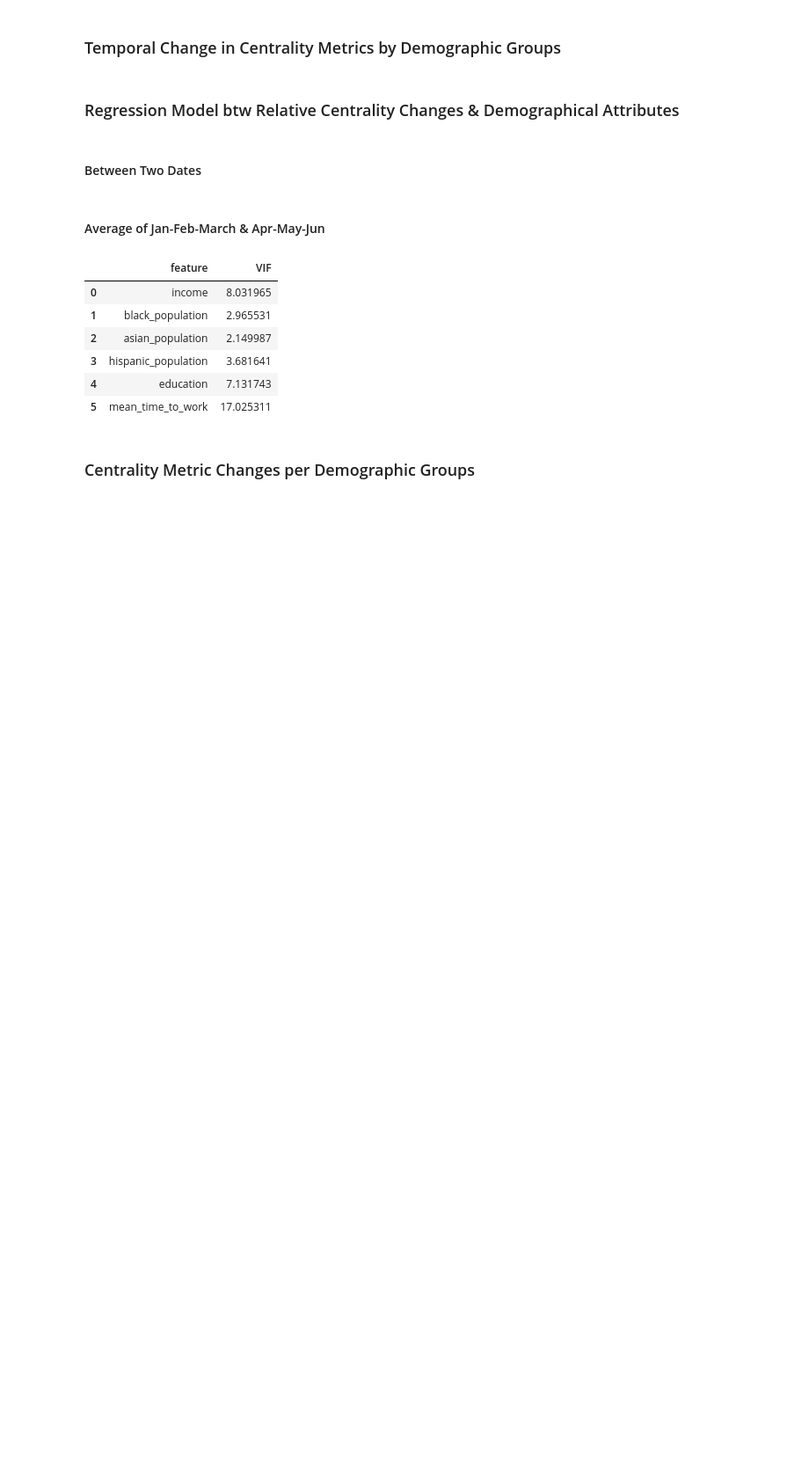
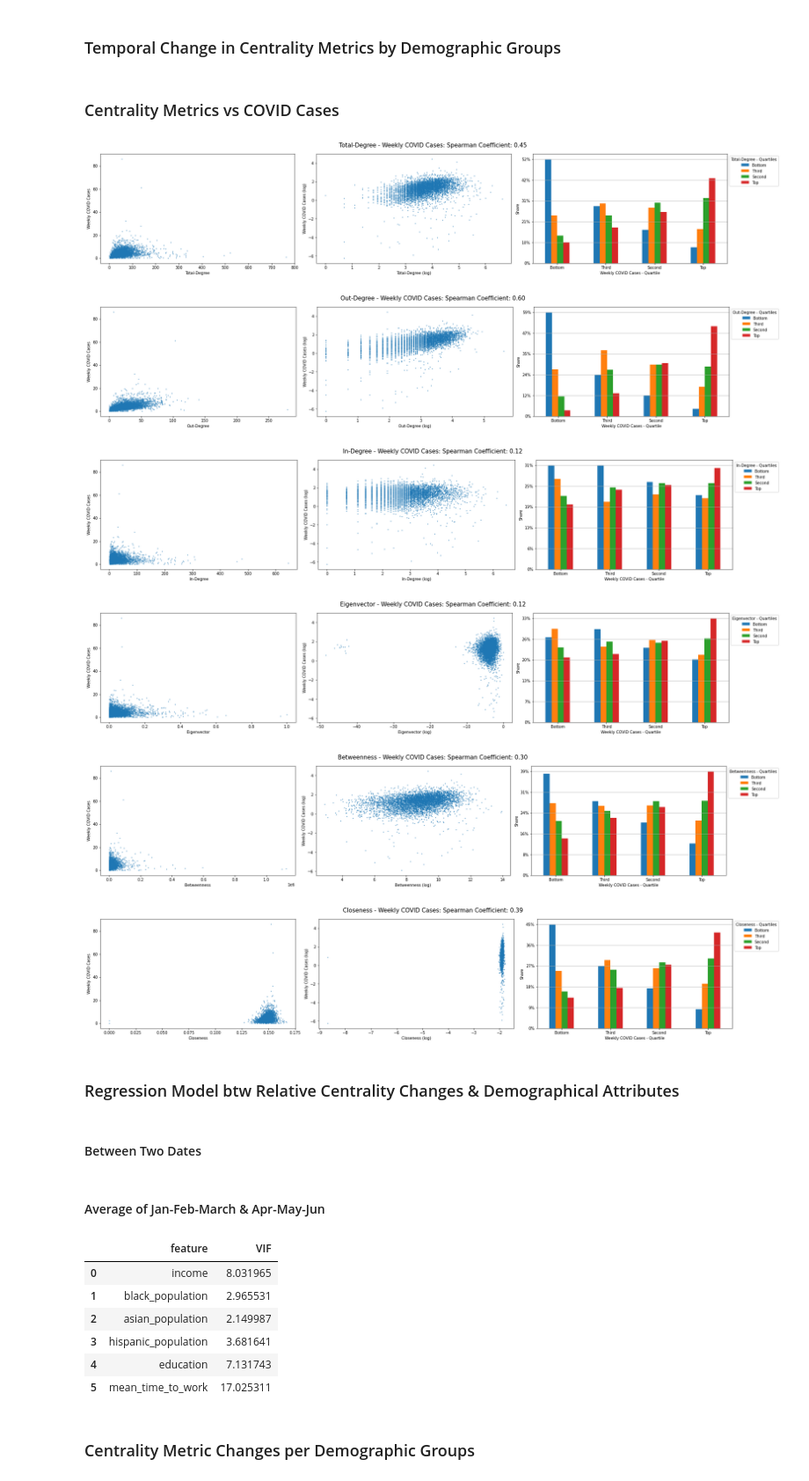
Before and after one commit to hasanalpboz/safegraph-covid19-mobility, a Jupyter notebook: scripts/notebooks/network-centrality-evolution.ipynb, the cells around one changed output. Shown at 88% size. Cells and saved outputs as stored; diff of their text form; code cells hidden in the pictures; blank space fills up the shorter version.

```diff
--- a/scripts/notebooks/network-centrality-evolution.ipynb
+++ b/scripts/notebooks/network-centrality-evolution.ipynb
@@ -224,6 +289,86 @@ def get_metric_change_df(t1, t2, attribute_df):
         dfs.append((cent_metric_name, d))
 
     return dfs
+# %% [markdown]
+### Centrality Metrics vs COVID Cases
+# %%
+tmetric = datetime(2020, 3, 30)
+tcase = tmetric + timedelta(days=14)
+
+tnet = nets[nets[:, 0] == tmetric][0,1]
+tcbgs = cases_df[cases_df.Date == tcase.strftime('%Y-%m-%d')]
+
+quart = ['Bottom', 'Third', 'Second', 'Top']
+tcbgs['cases-quartile'] = pd.qcut(tcbgs['Norm_Cases'], q=4, labels=quart)
+
+cent_metrics = [
+    ('Closeness', ig.Graph.closeness, {'cutoff': -1, 'normalized': True}),
+    ('Betweenness', ig.Graph.betweenness, {'cutoff': -1, 'directed': True}),
+    ('Eigenvector', ig.Graph.eigenvector_centrality, {'directed': True, 'scale': True}),
+    ('In-Degree', 'in', None),
+    ('Out-Degree', 'out', None),
+    ('Total-Degree', 'all', None)
+]
+
+for cent_metric_name, metric, params in cent_metrics[::-1]:
+    if not isinstance(metric, str) and params:
+        values = np.array(metric(tnet, **params))
+    elif isinstance(metric, str) and not params:
+        values = tnet.degree(mode=metric)
+    else:
+        nodes = tnet.vs['name']
+        values = []
+        for node in nodes:
+            v = 0
+            if 'In' in cent_metric_name:
+                v += sum([i['visits'] for i in tnet.es.select(lambda edge: edge.target_vertex['name'] == node)])
+            else:
+                v += sum([i['visits'] for i in tnet.es.select(lambda edge: edge.source_vertex['name'] == node)])
+            values.append(v)
+    data = {
+        'value': values,
+        'cbg': tnet.vs['name']
+    }
+    net_df = pd.DataFrame(data)
+    net_df['cbg'] = net_df['cbg'].astype(np.int64)
+    net_df['value-quartile'] = pd.qcut(net_df['value'], q=4, labels=quart)
+
+    merged_df = pd.merge(tcbgs, net_df, on='cbg', how='inner')
+
+    fig, axes = plt.subplots(1, 3, figsize=(25, 5))
+
+    axes[0].scatter(merged_df['value'], merged_df['Norm_Cases'], s=1)
+    axes[0].set_ylabel('Weekly COVID Cases')
+    axes[0].set_xlabel(f'{cent_metric_name}')
+
+    axes[1].scatter(np.log(merged_df['value']), np.log(merged_df['Norm_Cases']), s=1)
+    axes[1].set_ylabel('Weekly COVID Cases (log)')
+    axes[1].set_xlabel(f'{cent_metric_name} (log)')
+    coeff = merged_df[['Norm_Cases', 'value']].corr(method='spearman').values[1,0]
+
+    tb = pd.crosstab(merged_df['cases-quartile'], merged_df['value-quartile'], normalize='index')
+    tb.plot.bar(ax=axes[2], rot=0)
+    axes[2].grid(axis='y')
+    axes[2].legend(title=f'{cent_metric_name} - Quartiles', bbox_to_anchor=(1,1))
+    axes[2].set_xlabel('Weekly COVID Cases - Quartile')
+    axes[2].set_ylabel('Share')
+
+    yr = np.linspace(0, tb.values.max(), 6)
+    lbl = [f'{y*100:.0f}%' for y in yr]
+    axes[2].set_yticks(yr)
+    axes[2].set_yticklabels(lbl);
+
+    fig.suptitle(f'{cent_metric_name} - Weekly COVID Cases: Spearman Coefficient: {coeff:.2f}', fontsize=15)
+    plt.tight_layout()
+
+    fig.savefig(join(FIG_SAVE_DIR, f'{cent_metric_name}-weekly-covid-cases-corr.png'), bbox_inches='tight');
+# %% [output]
+[figure, added]
+[figure, added]
+[figure, added]
+[figure, added]
+[figure, added]
+[figure, added]
 # %% [markdown]
 ### Regression Model btw Relative Centrality Changes & Demographical Attributes
 # %% [markdown]
```
Also changed, not shown: parts of 9 cells of this notebook, 12 other files.
